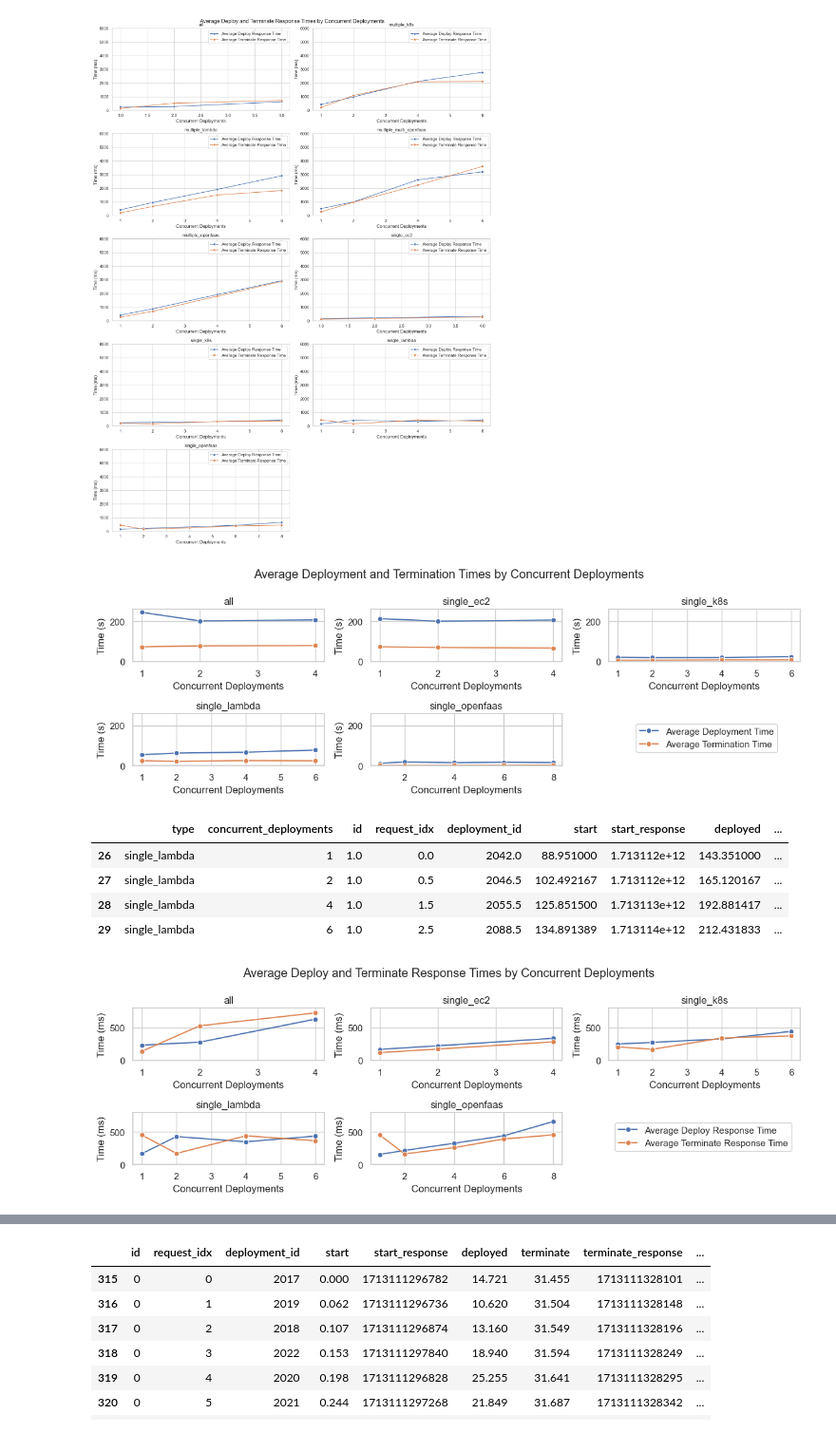
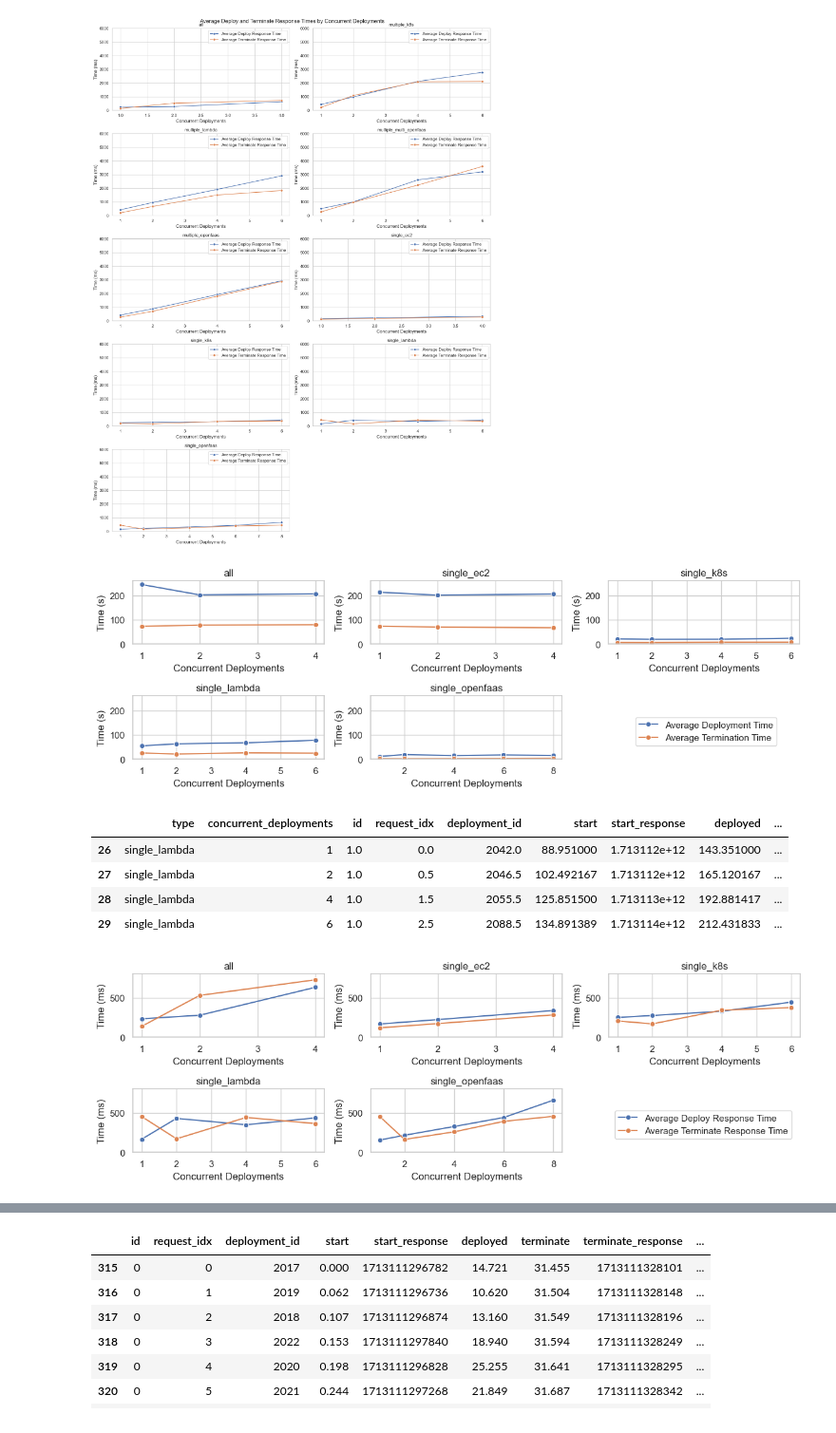
Before and after one commit to Apollo-Tools/resource-manager, a Jupyter notebook: benchmark/results/rm-analysis/utilisation.ipynb, the cells around one changed output, grey strips where cells are left out. Shown at 95% size. Cells and saved outputs as stored; diff of their text form; code cells hidden in the pictures.

```diff
--- a/benchmark/results/rm-analysis/utilisation.ipynb
+++ b/benchmark/results/rm-analysis/utilisation.ipynb
@@ -215,13 +215,12 @@ for i, type_ in enumerate(selected_types):
        axs[i].get_legend().remove()
 for ax in axs[len(selected_types):]:
        ax.axis('off')
-plt.suptitle('Average Deployment and Termination Times by Concurrent Deployments')
 plt.tight_layout()
 handles, labels = axs[0].get_legend_handles_labels()
 fig.legend(handles, labels, loc='lower right', bbox_to_anchor=(0.96, 0.2))
 plt.show()
 # %% [output]
-[figure, old version]
+[figure, new version]
 # %%
 grouped_timestamps[grouped_timestamps["type"] == 'single_lambda']
 # %% [output]
@@ -233,32 +232,31 @@ grouped_timestamps[grouped_timestamps["type"] == 'single_lambda']
 # %%
 grouped_timestamps = df_timestamps.groupby(['type', 'concurrent_deployments']).mean().reset_index()
 
 types = pd.Series(grouped_timestamps['type'].unique())
 
 selected_types = types[types.isin(['single_openfaas', 'single_lambda', 'single_ec2', 'single_k8s', 'all'])]
 num_rows = (len(selected_types) + 1) // 3
 fig, axs = plt.subplots(num_rows, 3, figsize=(12, 2*num_rows))
 axs = axs.flatten()
 y_min = 0
 y_max = 800
 for i, type_ in enumerate(selected_types):
        subset_df = grouped_timestamps[grouped_timestamps['type'] == type_]
        sns.lineplot(data=subset_df, x='concurrent_deployments', y='start_response_time', ax=axs[i], label='Average Deploy Response Time', marker='o')
        sns.lineplot(data=subset_df, x='concurrent_deployments', y='terminate_response_time', ax=axs[i], label='Average Terminate Response Time', marker='o')
        axs[i].set_ylim(y_min, y_max)
        axs[i].set_xlabel('Concurrent Deployments')
        axs[i].set_ylabel('Time (ms)')
        axs[i].set_title(f'{type_}')
        axs[i].get_legend().remove()
 for ax in axs[len(selected_types):]:
        ax.axis('off')
-plt.suptitle('Average Deploy and Terminate Response Times by Concurrent Deployments')
 plt.tight_layout()
 handles, labels = axs[0].get_legend_handles_labels()
 fig.legend(handles, labels, loc='lower right', bbox_to_anchor=(0.98, 0.2))
 plt.show()
 # %% [output]
-[figure, old version]
+[figure, new version]
 # %%
 types = pd.Series(df_util['type'].unique())
 df_util['timestamp'] = df_util['timestamp']
```
Also changed, not shown: parts of 2 cells of this notebook, 3 other files.
